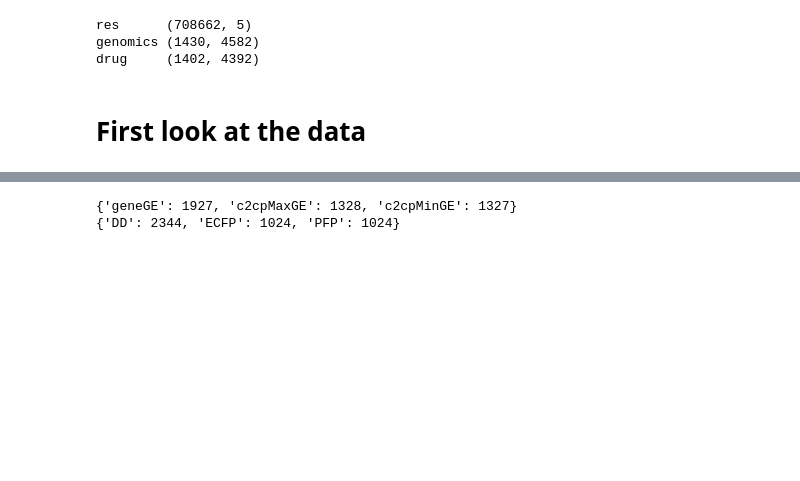
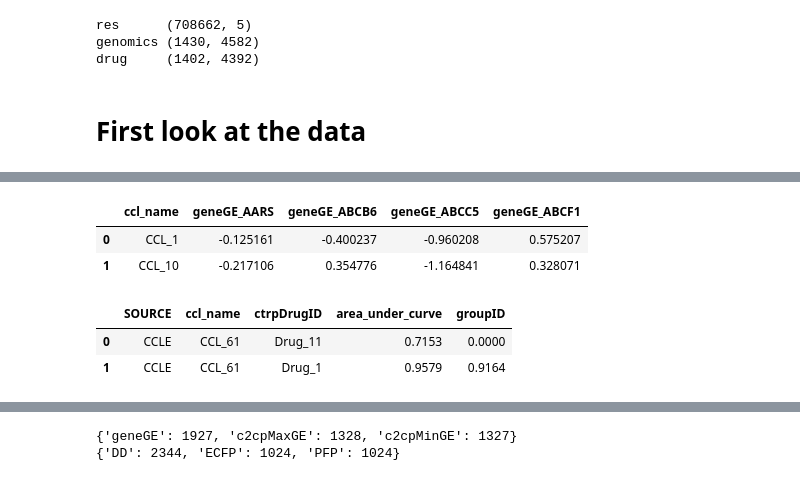
Before and after one commit to adpartin/pilot1, a Jupyter notebook: apps/trns_lrn/data_load_yitan.ipynb, the cells around one changed output, grey strips where cells are left out. Drawn from its saved outputs; the diff is of its cells as text; code cells hidden in the pictures; blank space fills up the shorter version.

```diff
--- a/apps/trns_lrn/data_load_yitan.ipynb
+++ b/apps/trns_lrn/data_load_yitan.ipynb
@@ -69,0 +82,10 @@ display(drug[:2])
+# %%
+display(gen_.iloc[:2, :5])
+display(res[:2])
+# %% [output]
+|  | ccl_name | geneGE_AARS | geneGE_ABCB6 | geneGE_ABCC5 | geneGE_ABCF1 |
+| 0 | CCL_1 | -0.125161 | -0.400237 | -0.960208 | 0.575207 |
+| 1 | CCL_10 | -0.217106 | 0.354776 | -1.164841 | 0.328071 |
+|  | SOURCE | ccl_name | ctrpDrugID | area_under_curve | groupID |
+| 0 | CCLE | CCL_61 | Drug_11 | 0.7153 | 0.0000 |
+| 1 | CCLE | CCL_61 | Drug_1 | 0.9579 | 0.9164 |
```
Also changed, not shown: parts of 10 cells of this notebook, 43 other files.
